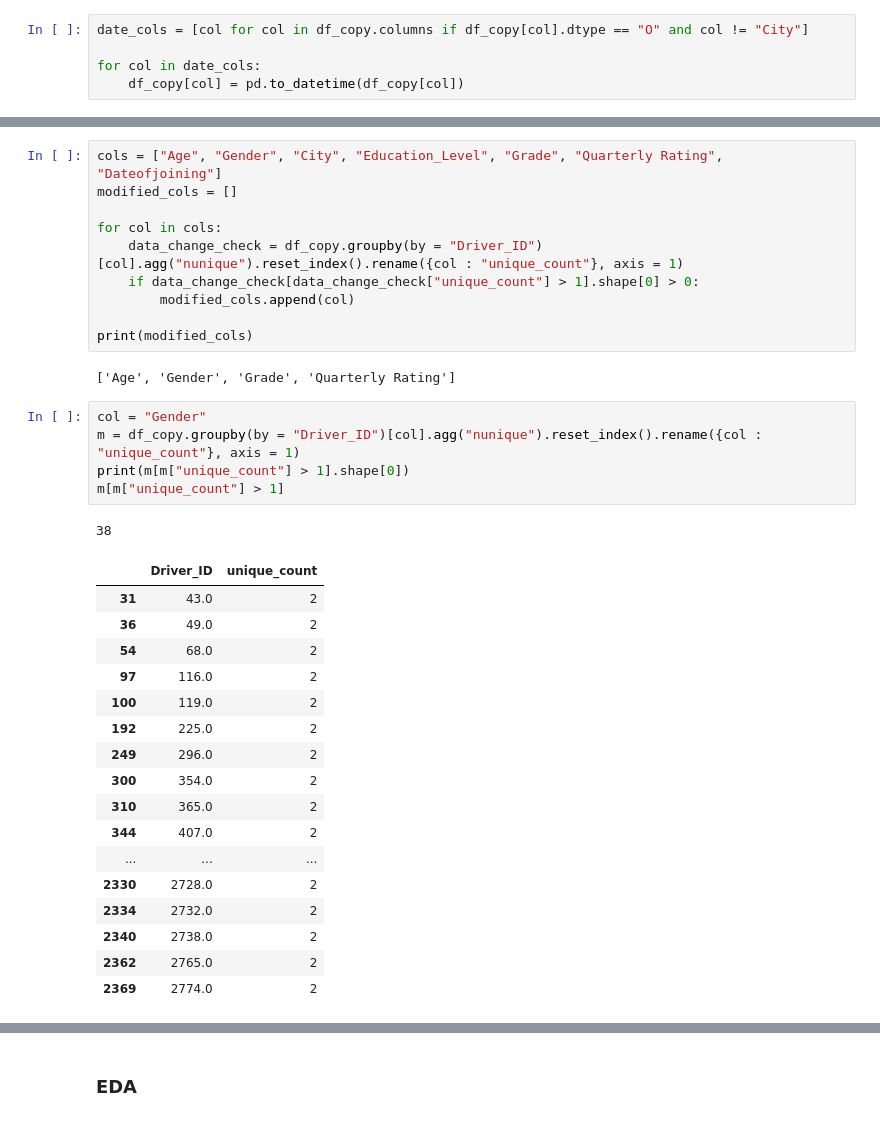
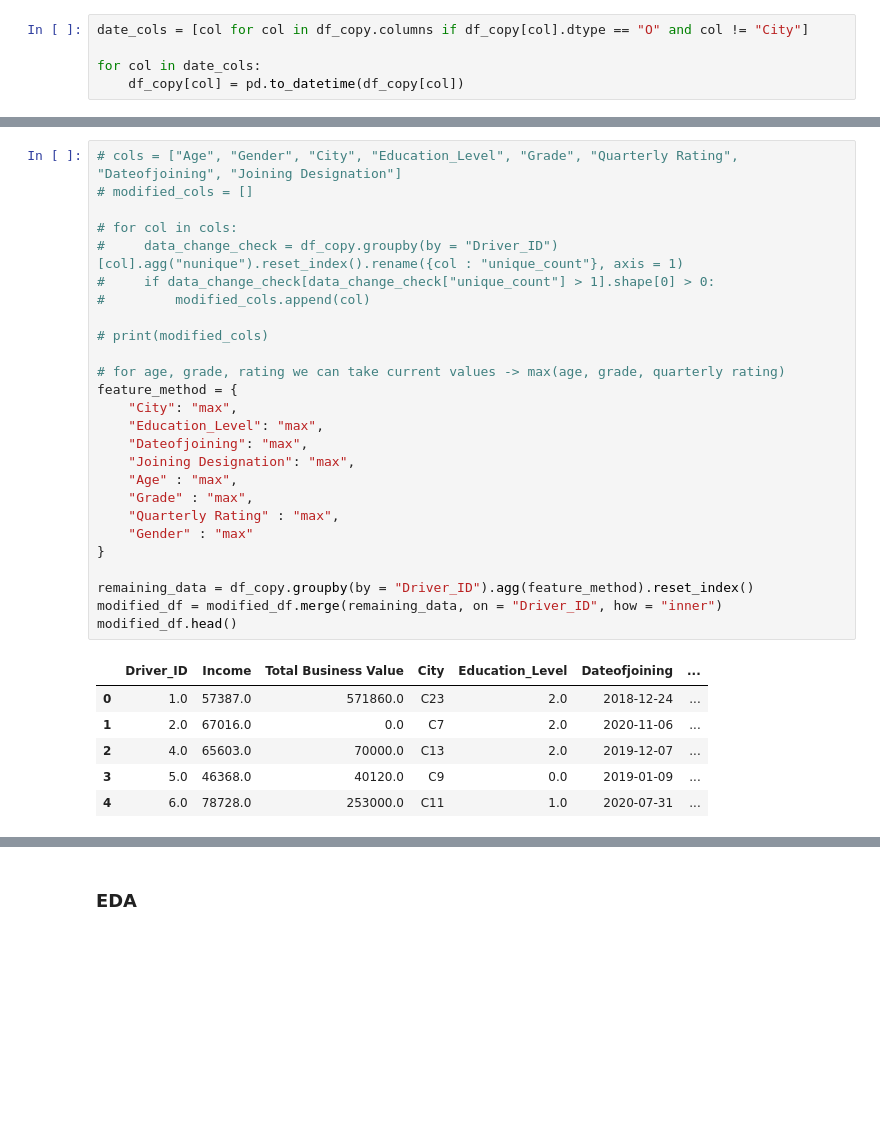
Before and after one commit to PraveenAllam93/data_science_business_cases, a Jupyter notebook: ola.ipynb, the cells around one changed output, grey strips where cells are left out. Saved outputs shown, nothing was run; the diff lists cells and outputs as text; blank space fills up the shorter version.

Commit message:
created modified_df

```diff
--- a/ola.ipynb
+++ b/ola.ipynb
@@ -192,36 +153,33 @@ modified_df = df_copy.groupby("Driver_ID").agg({"Income": "mean", "Total Busines
 # %%
-cols = ["Age", "Gender", "City", "Education_Level", "Grade", "Quarterly Rating", "Dateofjoining"]
-modified_cols = []
+# cols = ["Age", "Gender", "City", "Education_Level", "Grade", "Quarterly Rating", "Dateofjoining", "Joining Designation"]
+# modified_cols = []
 
-for col in cols:
-    data_change_check = df_copy.groupby(by = "Driver_ID")[col].agg("nunique").reset_index().rename({col : "unique_count"}, axis = 1)
-    if data_change_check[data_change_check["unique_count"] > 1].shape[0] > 0:
-        modified_cols.append(col)
+# for col in cols:
+#     data_change_check = df_copy.groupby(by = "Driver_ID")[col].agg("nunique").reset_index().rename({col : "unique_count"}, axis = 1)
+#     if data_change_check[data_change_check["unique_count"] > 1].shape[0] > 0:
+#         modified_cols.append(col)
 
-print(modified_cols)
+# print(modified_cols)
+
+# for age, grade, rating we can take current values -> max(age, grade, quarterly rating)
+feature_method = {
+    "City": "max",
+    "Education_Level": "max",
+    "Dateofjoining": "max",
+    "Joining Designation": "max",
+    "Age" : "max",
+    "Grade" : "max",
+    "Quarterly Rating" : "max",
+    "Gender" : "max"
+}
+
+remaining_data = df_copy.groupby(by = "Driver_ID").agg(feature_method).reset_index()
+modified_df = modified_df.merge(remaining_data, on = "Driver_ID", how = "inner")
+modified_df.head()
 # %% [output]
-['Age', 'Gender', 'Grade', 'Quarterly Rating']
+|  | Driver_ID | Income | Total Business Value | City | Education_Level | Dateofjoining | ... |
+| 0 | 1.0 | 57387.0 | 571860.0 | C23 | 2.0 | 2018-12-24 | ... |
+| 1 | 2.0 | 67016.0 | 0.0 | C7 | 2.0 | 2020-11-06 | ... |
+| 2 | 4.0 | 65603.0 | 70000.0 | C13 | 2.0 | 2019-12-07 | ... |
+| 3 | 5.0 | 46368.0 | 40120.0 | C9 | 0.0 | 2019-01-09 | ... |
+| 4 | 6.0 | 78728.0 | 253000.0 | C11 | 1.0 | 2020-07-31 | ... |
-# %%
-col = "Gender"
-m = df_copy.groupby(by = "Driver_ID")[col].agg("nunique").reset_index().rename({col : "unique_count"}, axis = 1)
-print(m[m["unique_count"] > 1].shape[0])
-m[m["unique_count"] > 1]
-# %% [output]
-38
-|  | Driver_ID | unique_count |
-| 31 | 43.0 | 2 |
-| 36 | 49.0 | 2 |
-| 54 | 68.0 | 2 |
-| 97 | 116.0 | 2 |
-| 100 | 119.0 | 2 |
-| 192 | 225.0 | 2 |
-| 249 | 296.0 | 2 |
-| 300 | 354.0 | 2 |
-| 310 | 365.0 | 2 |
-| 344 | 407.0 | 2 |
-| ... | ... | ... |
-| 2330 | 2728.0 | 2 |
-| 2334 | 2732.0 | 2 |
-| 2340 | 2738.0 | 2 |
-| 2362 | 2765.0 | 2 |
-| 2369 | 2774.0 | 2 |
```
Also changed, not shown: parts of 6 cells of this notebook.
